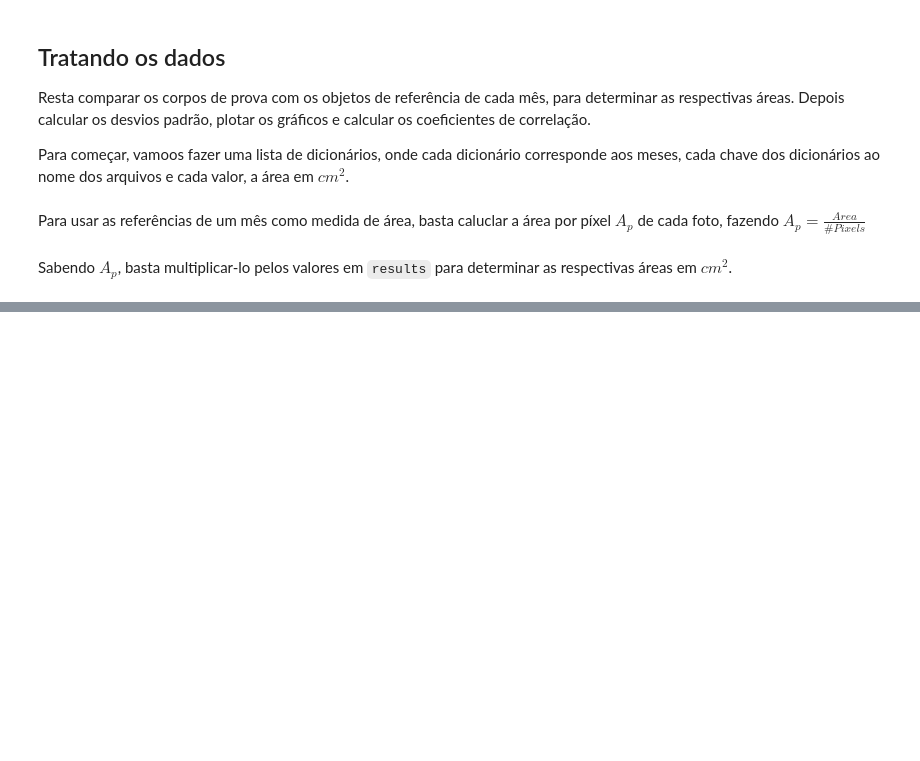
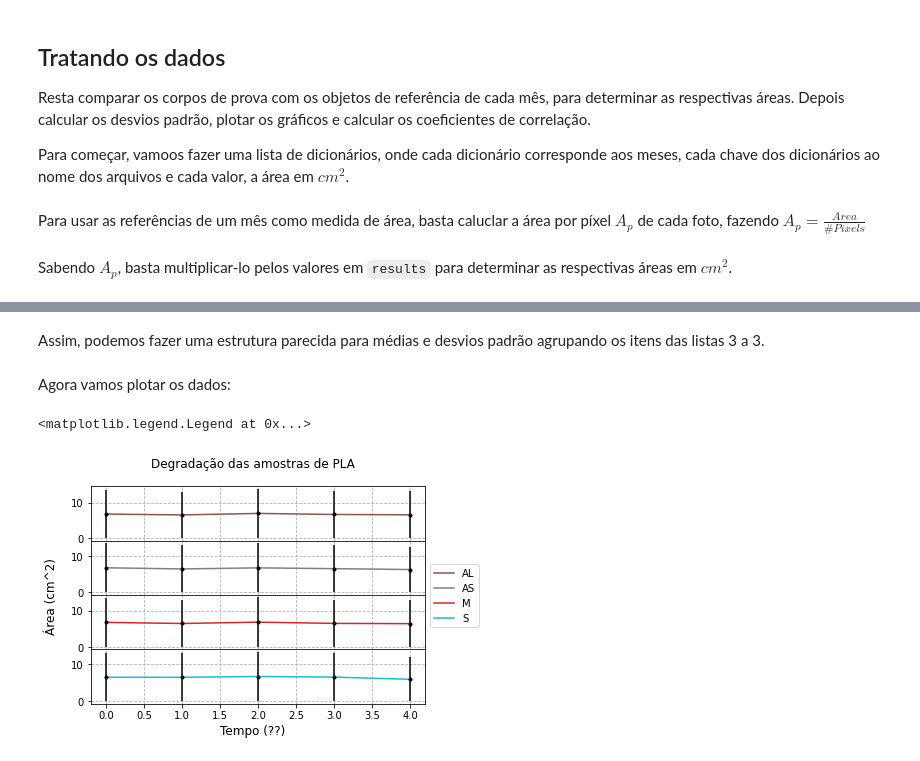
Before and after one commit to icarob-eng/contador-de-pixels, a Jupyter notebook: Contador_de_pixels.ipynb, the cells around one changed output, grey strips where cells are left out. Drawn from its saved outputs; the diff is of its cells as text; code cells hidden in the pictures; blank space fills up the shorter version.

```diff
--- a/Contador_de_pixels.ipynb
+++ b/Contador_de_pixels.ipynb
@@ -154,6 +161,6 @@ Sabendo $A_p$, basta multiplicar-lo pelos valores em `results` para determinar a
 # %%
 areas = {}
 for k in results:
-    if k.split('/')[1].split('.')[0][:-1] != BASES[5][:-2]:  # garante que ref não será considerado
-        m = int(k.split('/')[0][-1])  # descobre o número do mês
+    if get_base(k) != BASES[5][:-2]:  # garante que ref não será considerado
+        m = get_mes(k)
         areas[k] = results[k] * ap_mes(m)[0]
@@ -167,0 +171,47 @@ plt.bar(areas.keys(), areas.values())
+# %%
+areas_usadas = {k[:-2]: [] for k in BASES[1:-1]}  # cria um dicionário com chaves sendo as bases, excluindo '' e REF
+
+for k, v in areas.items():
+    base = get_base(k)
+    if '' != base != 'REF':
+        areas_usadas[base].append(v)
+# %% [markdown]
+Assim, podemos fazer uma estrutura parecida para médias e desvios padrão agrupando os itens das listas 3 a 3.
+# %%
+means = stds = {k[:-2]: [] for k in BASES[1:-1]}
+
+for k, vals in areas_usadas.items():
+    for i in range(0, len(vals), 3):  # itera a lista de valores 3 a 3
+        means[k].append(np.mean(vals[i:i+3]))
+        stds[k].append(np.std(vals[i:i+3]) / np.sqrt(3) * 2)  # insira expressão de propagação de erro
+# %%
+def remove_evens(l: list):
+    return [v for v in l if l.index(v) % 2 == 0]
+
+means = {k: remove_evens(l) for k, l in means.items()}
+
+stds = {k: remove_evens(l) for k, l in stds.items()}
+# %% [markdown]
+Agora vamos plotar os dados:
+# %%
+cores = ['tab:brown', 'tab:gray', 'tab:red', 'tab:cyan']
+
+keys = list(areas_usadas.keys())
+
+fig = plt.figure()
+gs = fig.add_gridspec(len(keys), hspace=0)
+axs = gs.subplots(sharex='col')  #, sharey='col)
+fig.suptitle('Degradação das amostras de PLA')
+fig.supxlabel('Tempo (??)')
+fig.supylabel('Área (cm^2)')
+
+for i in range(len(keys)):
+    t = range(n_meses)
+    axs[i].plot(t, means[keys[i]], color=cores[i], label=BASES[1:-1][i][:-2])
+    axs[i].errorbar(t, means[keys[i]], yerr=stds[keys[i]], fmt='.k')
+    axs[i].grid(linestyle='--')
+
+fig.legend(loc='center left', bbox_to_anchor=(.9,0.5))
+# %% [output]
+<matplotlib.legend.Legend at 0x...>
+[figure, added]
```
Also changed, not shown: parts of 4 cells of this notebook, 2 other files.
